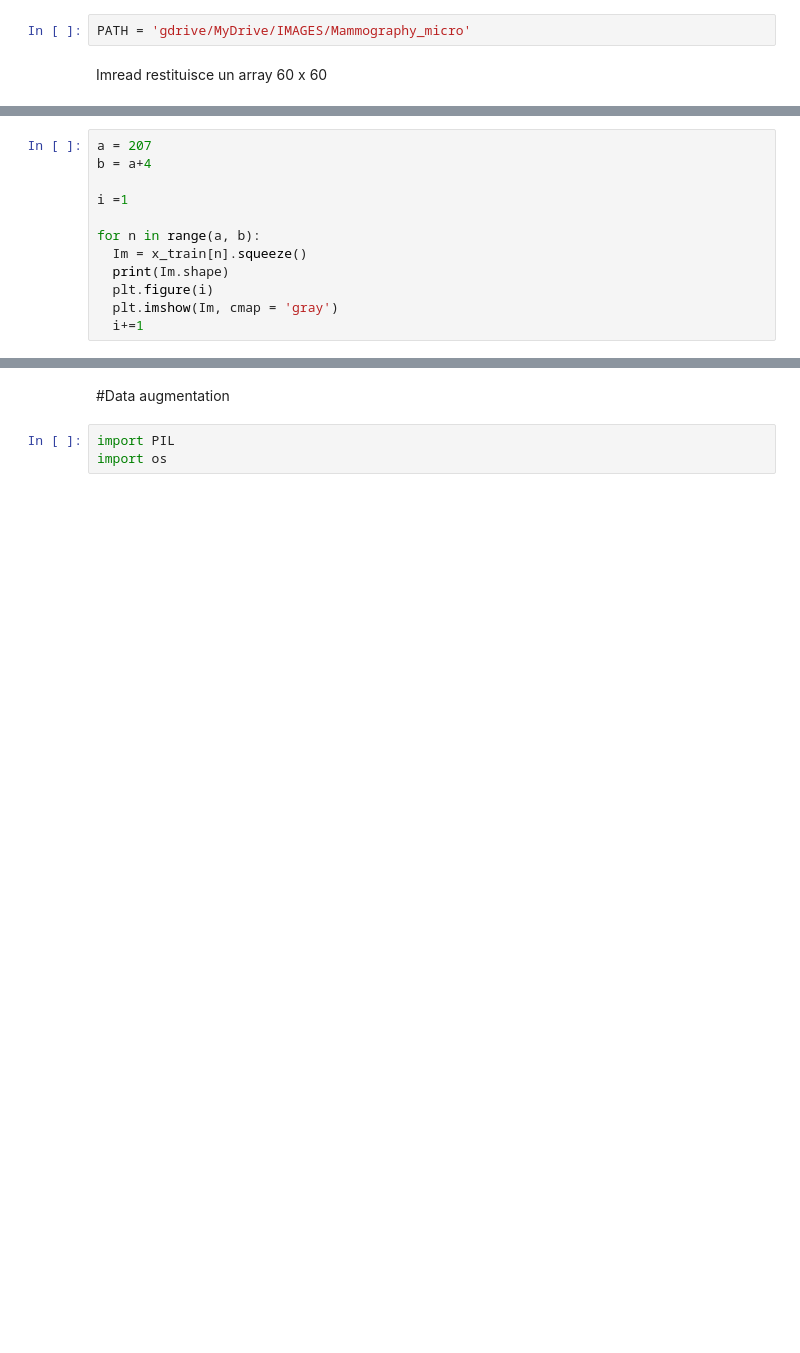
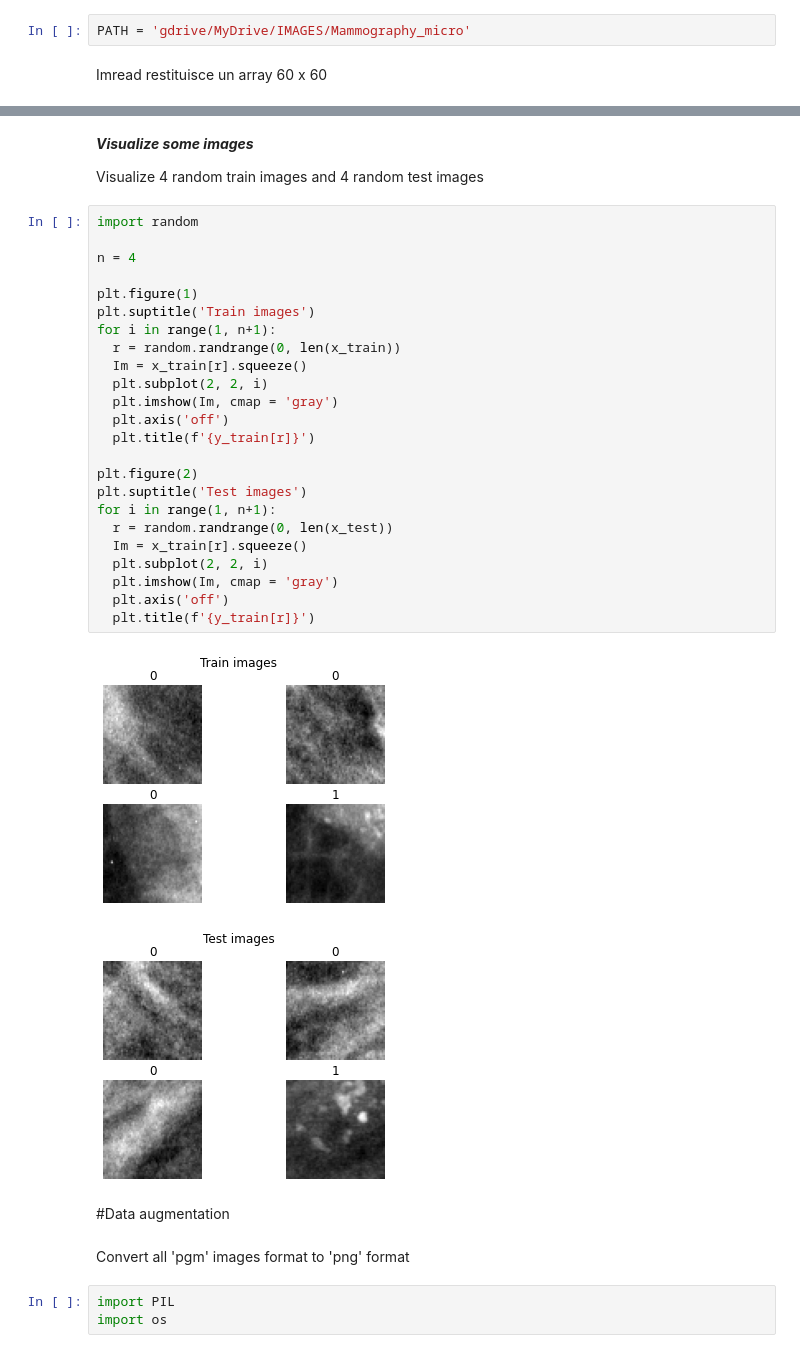
Before and after one commit to federicocampo/CMEPDA-Project, a Jupyter notebook: CNN.ipynb, the cells around one changed output, grey strips where cells are left out. Cells and saved outputs as stored; diff of their text form; blank space fills up the shorter version.

```diff
--- a/CNN.ipynb
+++ b/CNN.ipynb
@@ -89,12 +95,0 @@ Visualize some images
-# %%
-a = 207
-b = a+4
-
-i =1
-
-for n in range(a, b):
-  Im = x_train[n].squeeze()
-  print(Im.shape)
-  plt.figure(i)
-  plt.imshow(Im, cmap = 'gray')
-  i+=1
@@ -110,5 +96,38 @@ for n in range(a, b):
+# %% [markdown]
+***Visualize some images***
+
+Visualize 4 random train images and 4 random test images
+# %%
+import random
+
+n = 4
+
+plt.figure(1)
+plt.suptitle('Train images')
+for i in range(1, n+1):
+  r = random.randrange(0, len(x_train))
+  Im = x_train[r].squeeze()
+  plt.subplot(2, 2, i)
+  plt.imshow(Im, cmap = 'gray')
+  plt.axis('off')
+  plt.title(f'{y_train[r]}')
+
+plt.figure(2)
+plt.suptitle('Test images')
+for i in range(1, n+1):
+  r = random.randrange(0, len(x_test))
+  Im = x_train[r].squeeze()
+  plt.subplot(2, 2, i)
+  plt.imshow(Im, cmap = 'gray')
+  plt.axis('off')
+  plt.title(f'{y_train[r]}')
+# %% [output]
+[figure, added]
+[figure, added]
 # %% [markdown]
 #Data augmentation
+# %% [markdown]
+Convert all 'pgm' images format to 'png' format
 # %%
 import PIL
 import os
```
Also changed, not shown: parts of 15 cells of this notebook.
